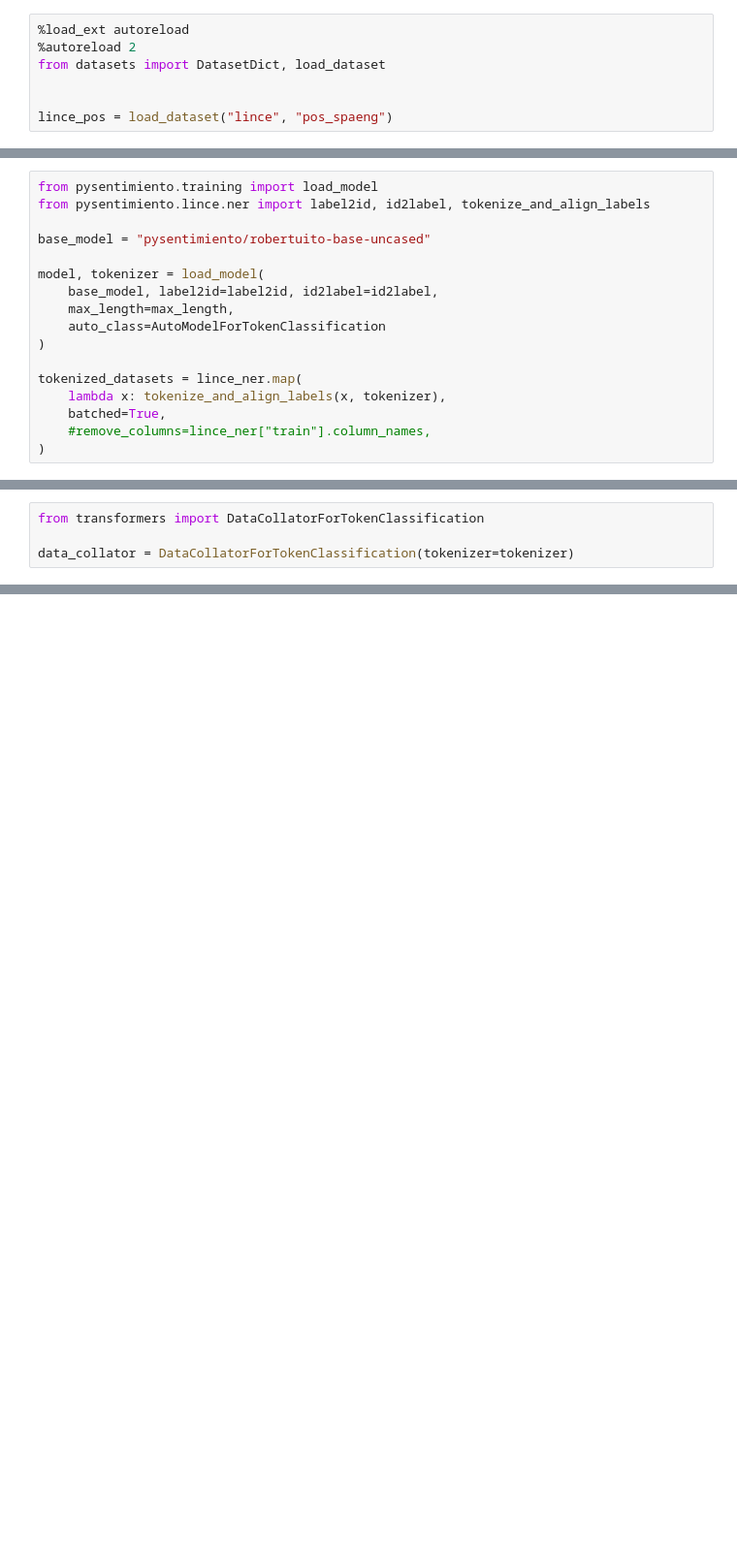
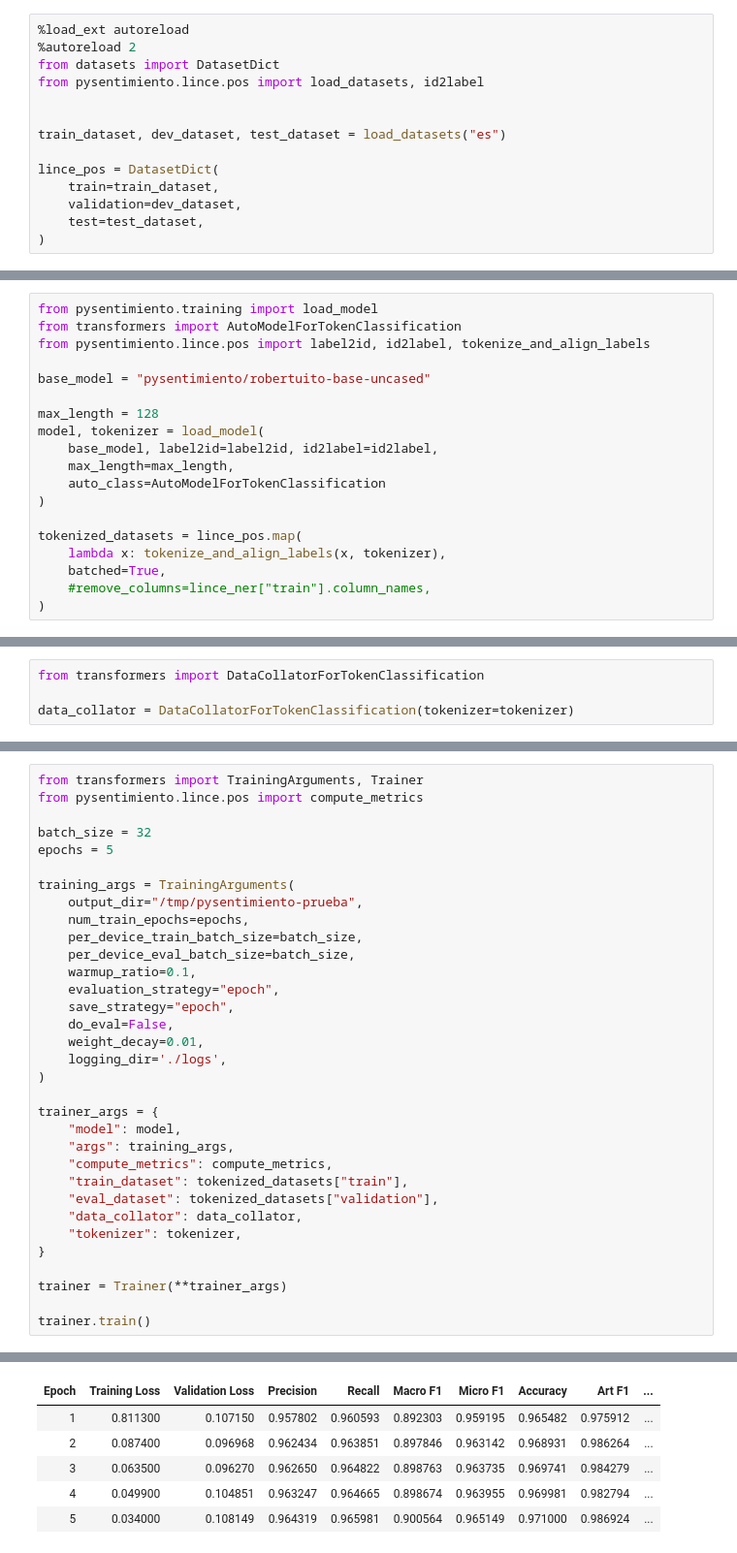
Before and after one commit to pysentimiento/pysentimiento, a Jupyter notebook: notebooks/lince/pos/classification.ipynb, the cells around one changed output, grey strips where cells are left out. Shown at 97% size. Saved outputs shown, nothing was run; the diff lists cells and outputs as text; blank space fills up the shorter version.

```diff
--- a/notebooks/lince/pos/classification.ipynb
+++ b/notebooks/lince/pos/classification.ipynb
@@ -1,8 +1,15 @@
 # %%
 %load_ext autoreload
 %autoreload 2
-from datasets import DatasetDict, load_dataset
+from datasets import DatasetDict
+from pysentimiento.lince.pos import load_datasets, id2label
 
 
-lince_pos = load_dataset("lince", "pos_spaeng")
+train_dataset, dev_dataset, test_dataset = load_datasets("es")
+
+lince_pos = DatasetDict(
+    train=train_dataset,
+    validation=dev_dataset,
+    test=test_dataset,
+)
 # %% [output]
@@ -64,16 +74,18 @@ tokenizer.model_max_length = max_length
 # %%
 from pysentimiento.training import load_model
-from pysentimiento.lince.ner import label2id, id2label, tokenize_and_align_labels
+from transformers import AutoModelForTokenClassification
+from pysentimiento.lince.pos import label2id, id2label, tokenize_and_align_labels
 
 base_model = "pysentimiento/robertuito-base-uncased"
 
+max_length = 128
 model, tokenizer = load_model(
     base_model, label2id=label2id, id2label=id2label,
     max_length=max_length,
     auto_class=AutoModelForTokenClassification
 )
 
-tokenized_datasets = lince_ner.map(
+tokenized_datasets = lince_pos.map(
     lambda x: tokenize_and_align_labels(x, tokenizer),
     batched=True,
     #remove_columns=lince_ner["train"].column_names,
@@ -170,0 +127,34 @@ args = TrainingArguments(
+# %%
+from transformers import TrainingArguments, Trainer
+from pysentimiento.lince.pos import compute_metrics
+
+batch_size = 32
+epochs = 5
+
+training_args = TrainingArguments(
+    output_dir="/tmp/pysentimiento-prueba",
+    num_train_epochs=epochs,
+    per_device_train_batch_size=batch_size,
+    per_device_eval_batch_size=batch_size,
+    warmup_ratio=0.1,
+    evaluation_strategy="epoch",
+    save_strategy="epoch",
+    do_eval=False,
+    weight_decay=0.01,
+    logging_dir='./logs',
+)
+
+trainer_args = {
+    "model": model,
+    "args": training_args,
+    "compute_metrics": compute_metrics,
+    "train_dataset": tokenized_datasets["train"],
+    "eval_dataset": tokenized_datasets["validation"],
+    "data_collator": data_collator,
+    "tokenizer": tokenizer,
+}
+
+trainer = Trainer(**trainer_args)
+
+trainer.train()
+# %% [output]
@@ -170,0 +172,6 @@ args = TrainingArguments(
+| Epoch | Training Loss | Validation Loss | Precision | Recall | Macro F1 | Micro F1 | Accuracy | Art F1 | ... |
+| 1 | 0.811300 | 0.107150 | 0.957802 | 0.960593 | 0.892303 | 0.959195 | 0.965482 | 0.975912 | ... |
+| 2 | 0.087400 | 0.096968 | 0.962434 | 0.963851 | 0.897846 | 0.963142 | 0.968931 | 0.986264 | ... |
+| 3 | 0.063500 | 0.096270 | 0.962650 | 0.964822 | 0.898763 | 0.963735 | 0.969741 | 0.984279 | ... |
+| 4 | 0.049900 | 0.104851 | 0.963247 | 0.964665 | 0.898674 | 0.963955 | 0.969981 | 0.982794 | ... |
+| 5 | 0.034000 | 0.108149 | 0.964319 | 0.965981 | 0.900564 | 0.965149 | 0.971000 | 0.986924 | ... |
```
Also changed, not shown: parts of 17 cells of this notebook, 3 other files.
